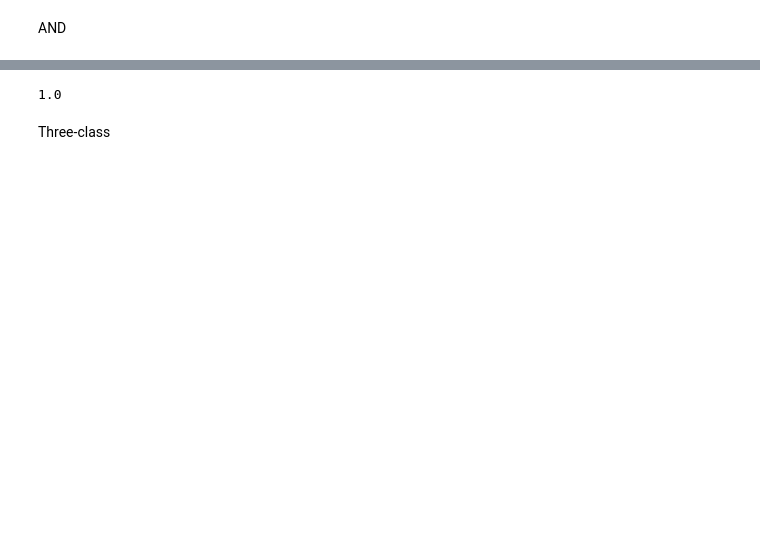
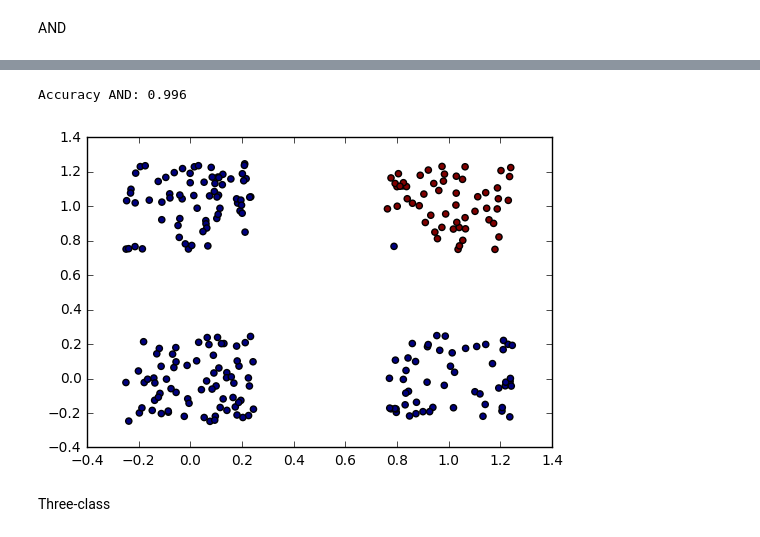
Before and after one commit to tmubarakshin/data_mining, a Jupyter notebook: t.mubarakshin_hw1.ipynb, the cells around one changed output, grey strips where cells are left out. Cells and saved outputs as stored; diff of their text form; code cells hidden in the pictures; blank space fills up the shorter version.

```diff
--- a/t.mubarakshin_hw1.ipynb
+++ b/t.mubarakshin_hw1.ipynb
@@ -395,7 +390,11 @@ plt.plot(andnn.errors_plot)
-# %%
-test_accuracy(np.argmax(andnn.predict(AND_test), axis = 1), np.argmax(y_and_test, axis=1))
-# %% [output]
-1.0
+# %%
+and_pred = andnn.predict(AND_test)
+print 'Accuracy AND:', test_accuracy(np.argmax(and_pred, axis = 1), np.argmax(y_and_test, axis=1))
+plt.scatter(AND_test[:,0], AND_test[:,1], c=np.argmax(and_pred, axis = 1))
+plt.show()
+# %% [output]
+Accuracy AND: 0.996
+[figure, added]
 # %% [markdown]
 Three-class
 # %%
```
Also changed, not shown: parts of 17 cells of this notebook.
